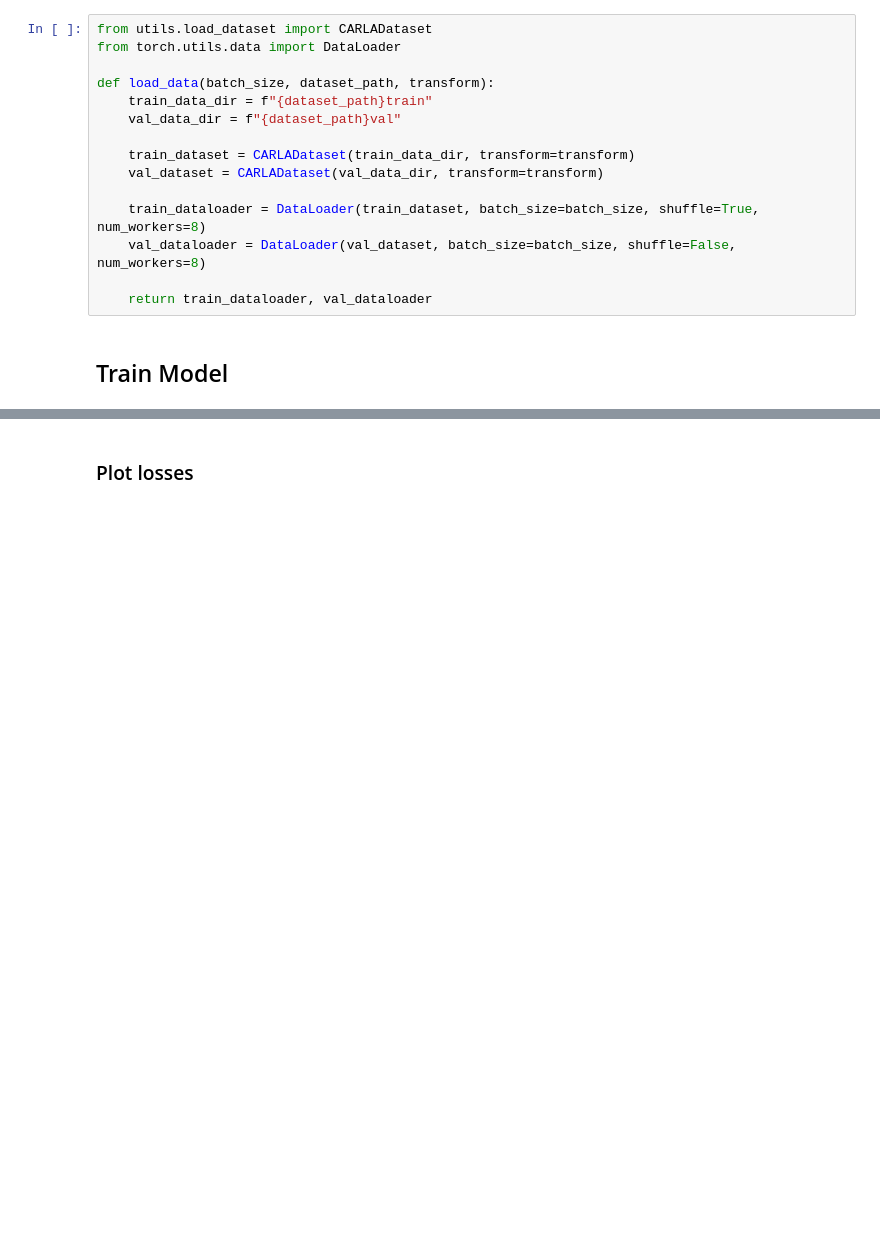
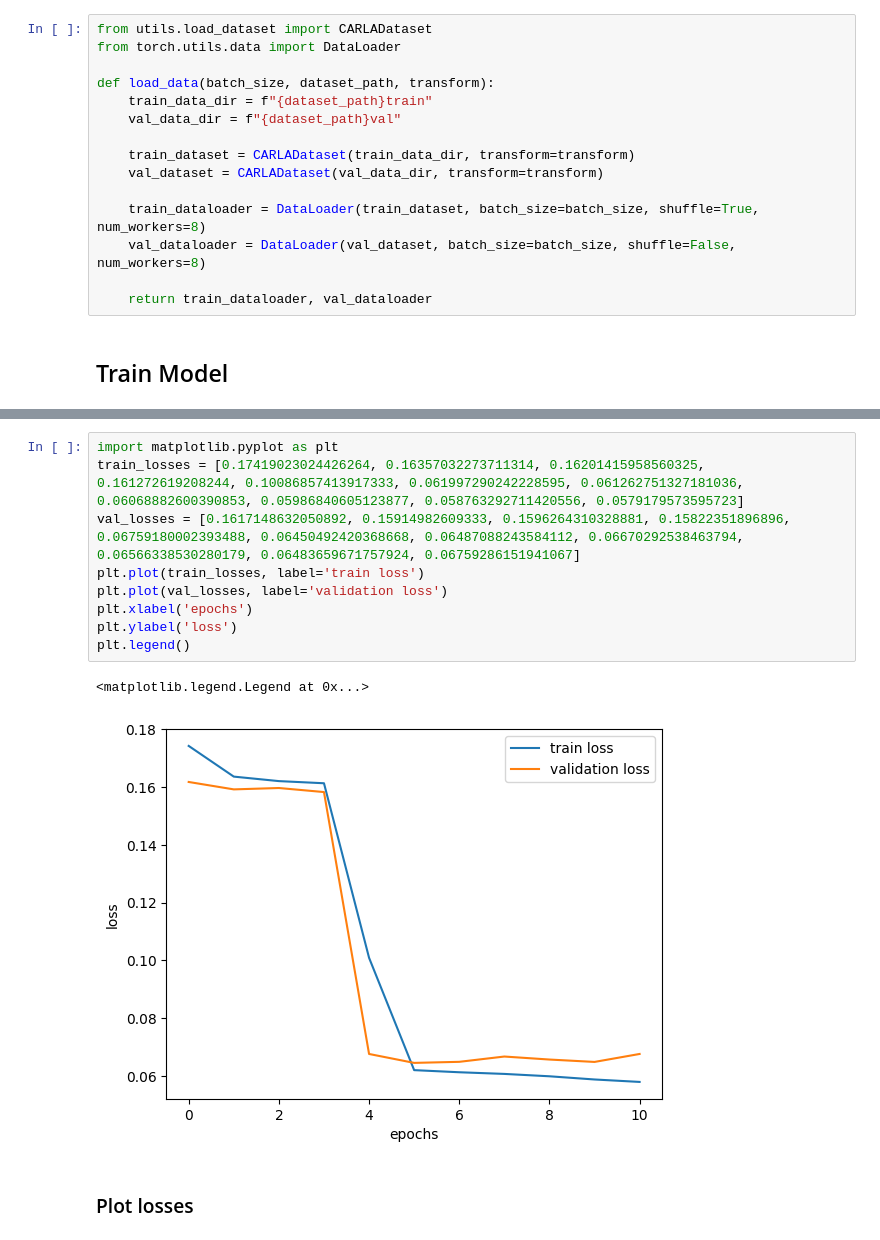
Before and after one commit to TheRoboticsClub/gsoc2023-Meiqi_Zhao, a Jupyter notebook: src/ModifiedDeepestLSTMTinyPilotNet/train.ipynb, the cells around one changed output, grey strips where cells are left out. Cells and saved outputs as stored; diff of their text form; blank space fills up the shorter version.

```diff
--- a/src/ModifiedDeepestLSTMTinyPilotNet/train.ipynb
+++ b/src/ModifiedDeepestLSTMTinyPilotNet/train.ipynb
@@ -301,3 +284,15 @@ Epoch 30, Train Loss: 0.16211695164912154, Val Loss: 0.1938191442320707
+# %%
+import matplotlib.pyplot as plt
+train_losses = [0.17419023024426264, 0.16357032273711314, 0.16201415958560325, 0.161272619208244, 0.10086857413917333, 0.061997290242228595, 0.061262751327181036, 0.06068882600390853, 0.05986840605123877, 0.058763292711420556, 0.0579179573595723]
+val_losses = [0.1617148632050892, 0.15914982609333, 0.1596264310328881, 0.15822351896896, 0.06759180002393488, 0.06450492420368668, 0.06487088243584112, 0.06670292538463794, 0.06566338530280179, 0.06483659671757924, 0.06759286151941067]
+plt.plot(train_losses, label='train loss')
+plt.plot(val_losses, label='validation loss')
+plt.xlabel('epochs')
+plt.ylabel('loss')
+plt.legend()
+# %% [output]
+<matplotlib.legend.Legend at 0x...>
+[figure, added]
 # %% [markdown]
 ### Plot losses
 # %%
```
Also changed, not shown: parts of 5 cells of this notebook, 25 other files.
